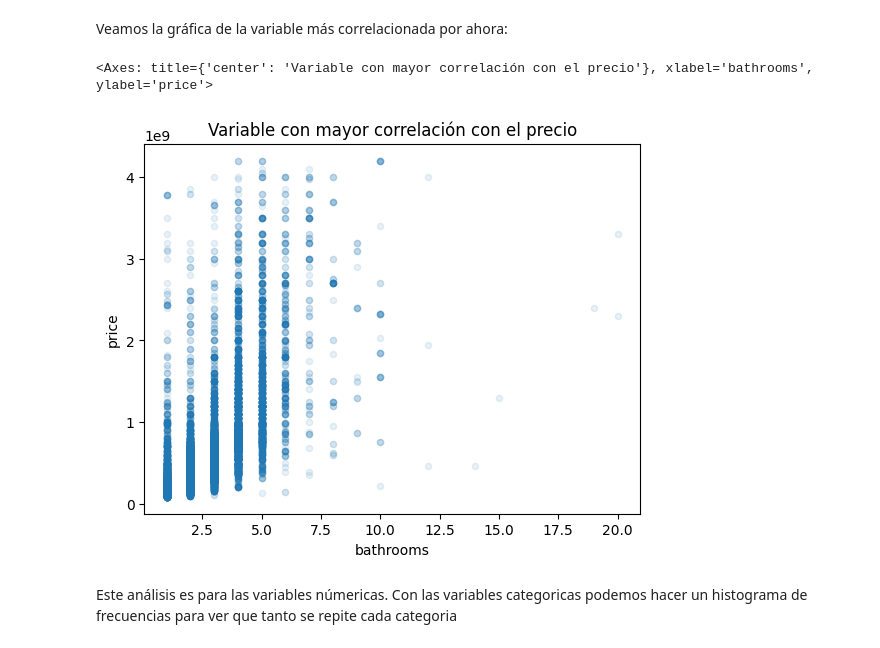
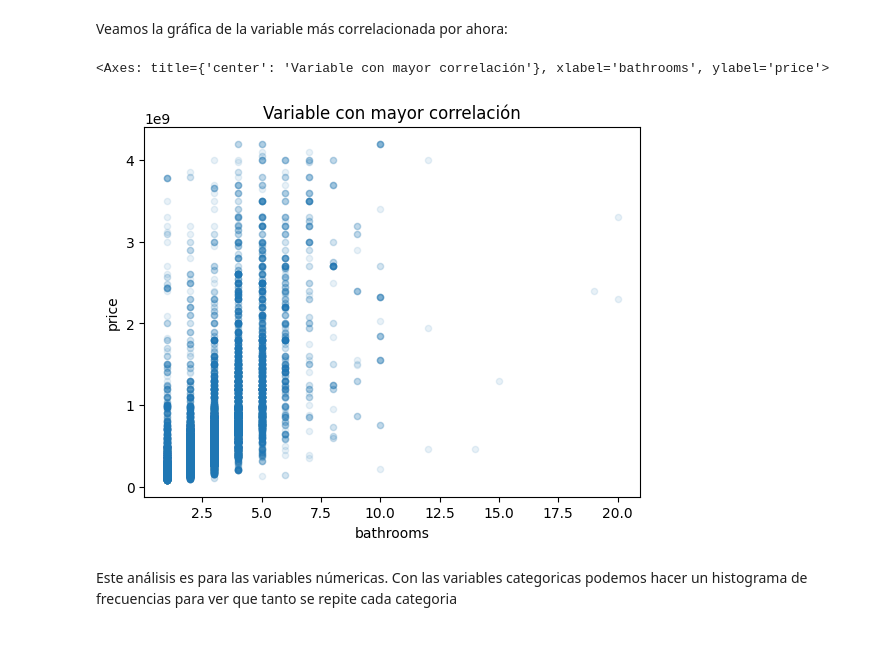
Before and after one commit to evinracher/3008338-geospatial-analysis, a Jupyter notebook: project/house-price-medellin.ipynb, the cells around one changed output. Cells and saved outputs as stored; diff of their text form; code cells hidden in the pictures.

```diff
--- a/project/house-price-medellin.ipynb
+++ b/project/house-price-medellin.ipynb
@@ -535,10 +535,10 @@ array([[<Axes: xlabel='price', ylabel='price'>,
 # %% [markdown]
 Veamos la gráfica de la variable más correlacionada por ahora:
 # %%
-df_medellin_clean.plot(kind="scatter", x="bathrooms", y="price", alpha=0.1, title="Variable con mayor correlación con el precio")
+df_medellin_clean.plot(kind="scatter", x="bathrooms", y="price", alpha=0.1, title="Variable con mayor correlación")
 # %% [output]
-<Axes: title={'center': 'Variable con mayor correlación con el precio'}, xlabel='bathrooms', ylabel='price'>
+<Axes: title={'center': 'Variable con mayor correlación'}, xlabel='bathrooms', ylabel='price'>
-[figure, old version]
+[figure, new version]
 # %% [markdown]
 Este análisis es para las variables númericas. Con las variables categoricas podemos hacer un histograma de frecuencias para ver que tanto se repite cada categoria
 # %%
```
